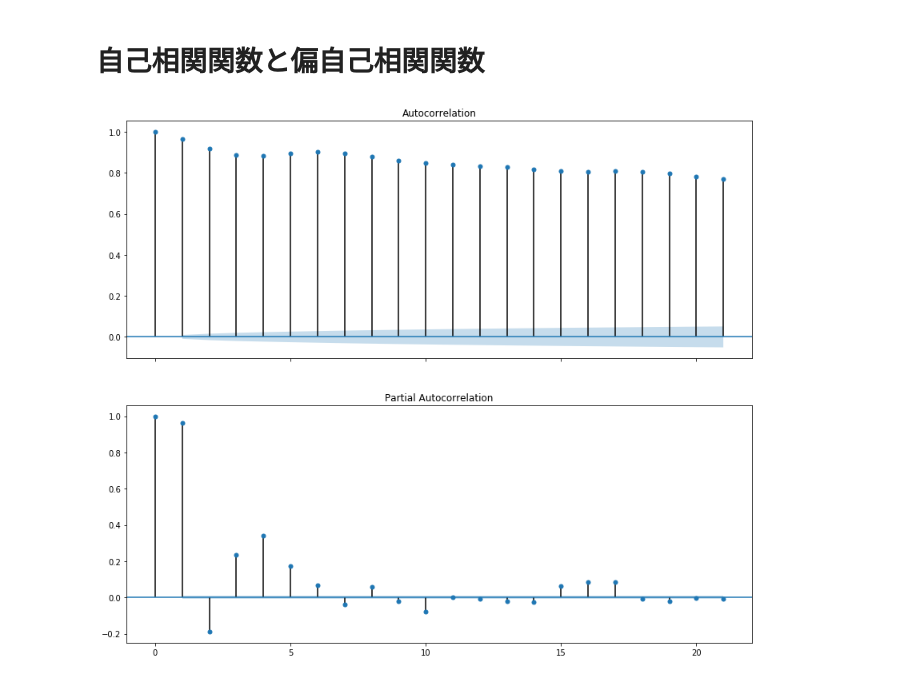
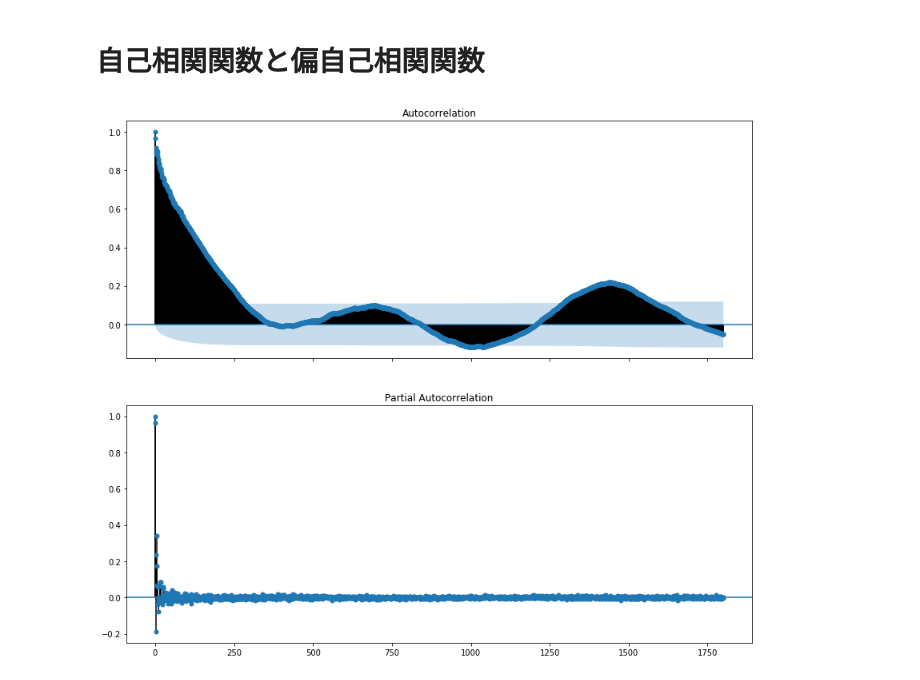
Before and after one commit to akiFQC/ElectricityConsumptionForecasting, a Jupyter notebook: src/analysis1.ipynb, the cells around one changed output. Drawn from its saved outputs; the diff is of its cells as text; code cells hidden in the pictures.

```diff
--- a/src/analysis1.ipynb
+++ b/src/analysis1.ipynb
@@ -113,8 +115,8 @@ plt.show()
 # 自己相関関数と偏自己相関関数
 # %%
 fig, (ax1, ax2) = plt.subplots(nrows=2, sharex=True, figsize=(14,12))
-sm.graphics.tsa.plot_acf(ts_gap_bct, lags=21, ax=ax1)
-sm.graphics.tsa.plot_pacf(ts_gap_bct, lags=21, ax=ax2)
+sm.graphics.tsa.plot_acf(ts_gap_bct, lags=60*30, ax=ax1)
+sm.graphics.tsa.plot_pacf(ts_gap_bct, lags=60*30, ax=ax2)
 plt.show()
 # %% [output]
-[figure, old version]
+[figure, new version]
```
Also changed, not shown: parts of 1 cell of this notebook, 1 other file.
